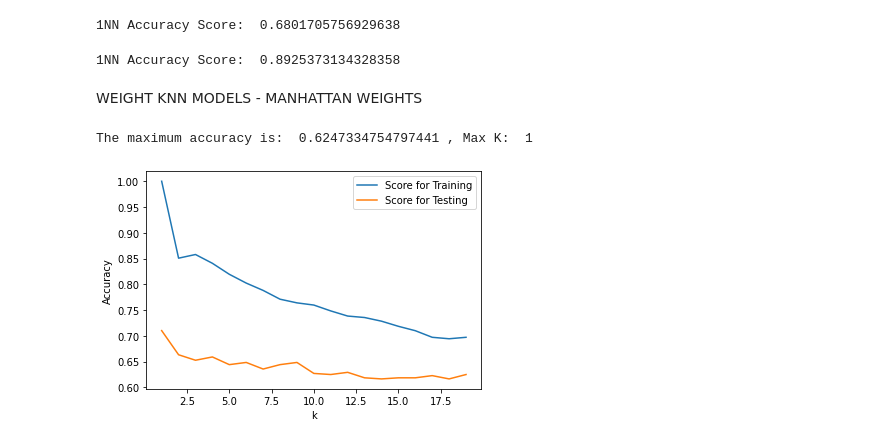
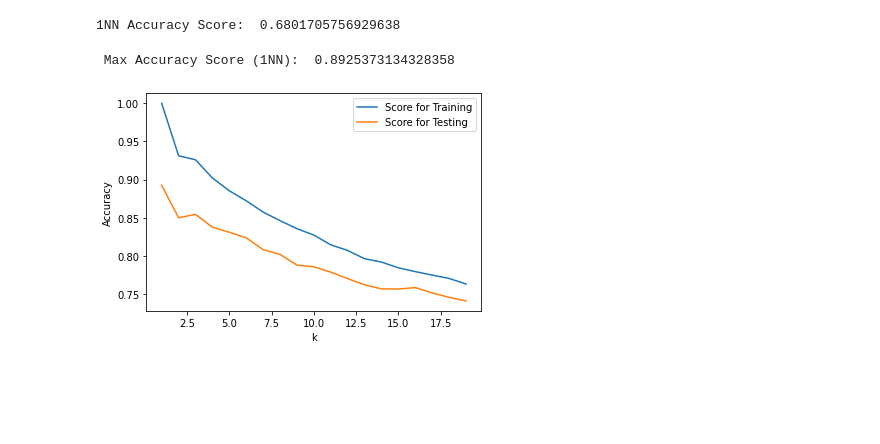
Before and after one commit to saiT1108/DS_project, a Jupyter notebook: main.ipynb, the cells around one changed output. Cells and saved outputs as stored; diff of their text form; code cells hidden in the pictures; blank space fills up the shorter version.

Commit message:
Removed weighted models attempts and created KNN visualizations for the model

```diff
--- a/main.ipynb
+++ b/main.ipynb
@@ -260,48 +260,30 @@ y_pred = nn_clf.predict(X_test)
 print("1NN Accuracy Score: ", accuracy_score(y_pred, Y_test))
 # %% [output]
 1NN Accuracy Score:  0.6801705756929638
-# %%
-#KNN MODELING USINGTHE DF_HUR DATASET
-cont_df = df_hur[cont_cols]
-X_train, X_test, Y_train, Y_test = train_test_split(cont_df, cont_df['DAMAGE_PROPERTY'], test_size=0.40, random_state=64)
-nn_clf = KNeighborsClassifier(n_neighbors=1)
-nn_clf.fit(X_train, Y_train)
-
-y_pred = nn_clf.predict(X_test)
-print("1NN Accuracy Score: ", accuracy_score(y_pred, Y_test))
-# %% [output]
-1NN Accuracy Score:  0.8925373134328358
-# %% [markdown]
-WEIGHT KNN MODELS - MANHATTAN WEIGHTS
 # %%
-#Testing Different K values using weight KNN models to determine the best k
-#WEIGHTED KNN ON SAMPLED DATASET
-
-cont_df = sampled_df[cont_cols]
+cont_df = df_hur[cont_cols]
 X_train, X_test, Y_train, Y_test = train_test_split(cont_df, cont_df['DAMAGE_PROPERTY'], test_size=0.40, random_state=64)
-max_num = 0
-k_val = 1
 resultsKNN = pd.DataFrame(columns=['KNN', 'Score for Training', 'Score for Testing'])
+max_accuracy = 0
 
 for knnCount in range (1,20):
-    knn = KNeighborsClassifier(n_neighbors=knnCount, p=1, metric='minkowski') #manhattan dist here
-    knn.fit(X_train, Y_train)
-    y_train_pred = knn.predict(X_train)
-    y_pred = knn.predict(X_test)
+    nn_clf = KNeighborsClassifier(n_neighbors=knnCount)
+    nn_clf.fit(X_train, Y_train)
+    y_train_pred = nn_clf.predict(X_train)
+    y_pred = nn_clf.predict(X_test)
 
     scoreTrain = accuracy_score(Y_train, y_train_pred)
     scoreTest = accuracy_score(Y_test, y_pred)
-    max_num = scoreTest
-    if(scoreTest > max_num):
-        max_num = scoreTest
-        k_val = knnCount
+
+    if(scoreTest > max_accuracy):
+        max_accuracy = scoreTest
 
     resultsKNN.loc[knnCount] = [knnCount, scoreTrain, scoreTest]
 
 resultsKNN.pop('KNN')
 ax = resultsKNN.plot()
 ax.set(xlabel='k', ylabel='Accuracy')
-print('The maximum accuracy is: ', max_num, ', Max K: ', k_val)
+print(" Max Accuracy Score (1NN): ", max_accuracy)
 # %% [output]
-The maximum accuracy is:  0.6247334754797441 , Max K:  1
+ Max Accuracy Score (1NN):  0.8925373134328358
-[figure, old version]
+[figure, new version]
```
Also changed, not shown: parts of 1 cell of this notebook.
